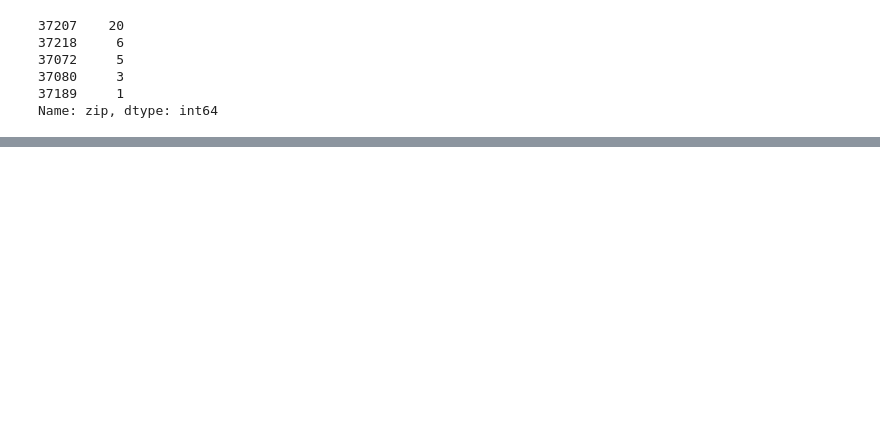
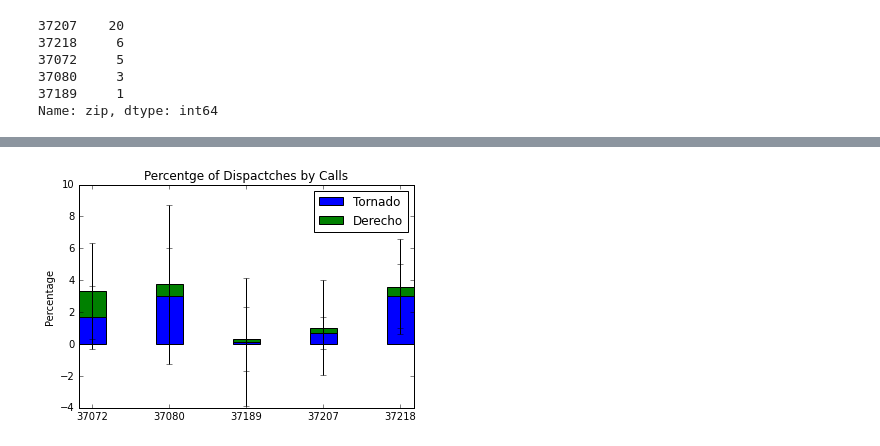
Before and after one commit to MrBardot/NSS-DDA2-metro-nashville-emergency, a Jupyter notebook: notebooks/metro-nashville-emergency-communications-snickers-hrubel.ipynb, the cells around one changed output, grey strips where cells are left out. Cells and saved outputs as stored; diff of their text form; code cells hidden in the pictures; blank space fills up the shorter version.

```diff
--- a/notebooks/metro-nashville-emergency-communications-snickers-hrubel.ipynb
+++ b/notebooks/metro-nashville-emergency-communications-snickers-hrubel.ipynb
@@ -332,0 +418,21 @@ Name: zip, dtype: int64
+# %%
+labels = ['37072', '37080', '37189', '37207', '37218']
+t_means = [1.67, 3.0, 0.14, 0.67, 3.0]
+d_means = [1.67, 0.75, 0.17, 0.36, 0.6]
+men_std = [2, 3, 4, 1, 2]
+women_std = [3, 5, 2, 3, 3]
+width = 0.35       # the width of the bars: can also be len(x) sequence
+
+fig, ax = plt.subplots()
+
+ax.bar(labels, t_means, width, yerr=men_std, label='Tornado')
+ax.bar(labels, d_means, width, yerr=women_std, bottom=t_means,
+       label='Derecho')
+
+ax.set_ylabel('Percentage')
+ax.set_title('Percentge of Dispactches by Calls')
+ax.legend()
+
+plt.show()
+# %% [output]
+[figure, added]
```
Also changed, not shown: parts of 12 cells of this notebook, 4 other files.
